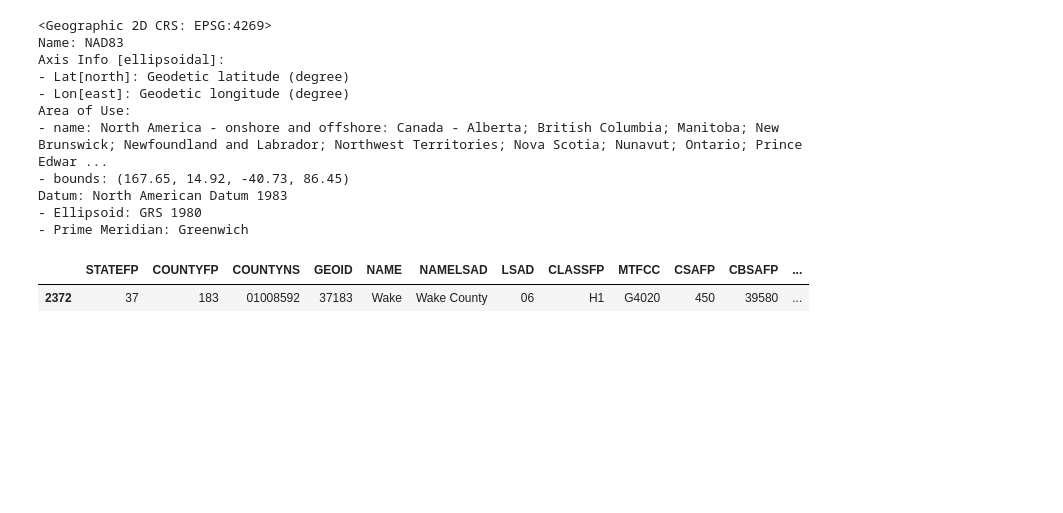
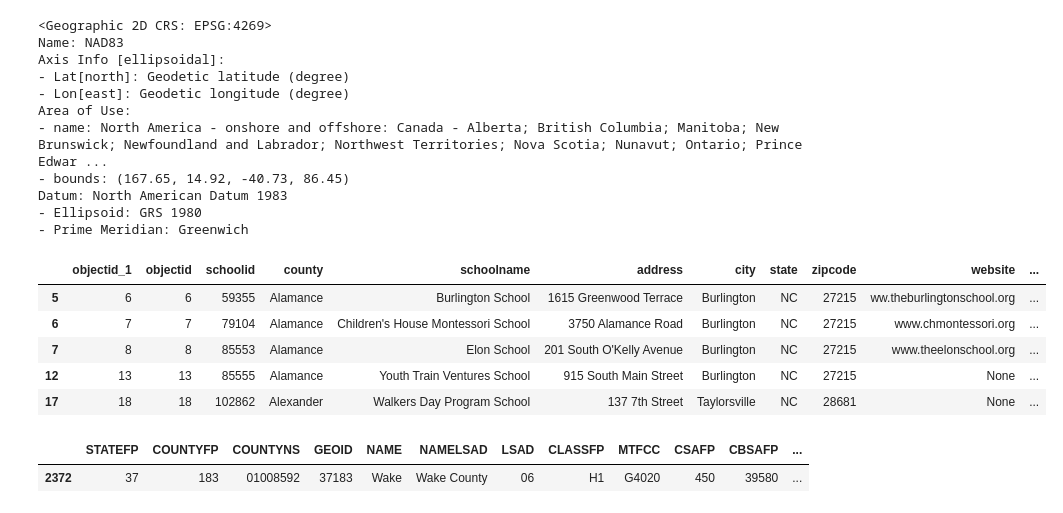
Before and after one commit to Bresh10/NR-491-Final, a Jupyter notebook: Assignments_instructions_template.ipynb, the cells around one changed output. Cells and saved outputs as stored; diff of their text form; code cells hidden in the pictures; blank space fills up the shorter version.

```diff
--- a/Assignments_instructions_template.ipynb
+++ b/Assignments_instructions_template.ipynb
@@ -261,6 +271,15 @@ Area of Use:
 Datum: North American Datum 1983
 - Ellipsoid: GRS 1980
 - Prime Meridian: Greenwich
+# %%
+NCPrivate42.head()
+# %% [output]
+|  | objectid_1 | objectid | schoolid | county | schoolname | address | city | state | zipcode | website | ... |
+| 5 | 6 | 6 | 59355 | Alamance | Burlington School | 1615 Greenwood Terrace | Burlington | NC | 27215 | ww.theburlingtonschool.org | ... |
+| 6 | 7 | 7 | 79104 | Alamance | Children's House Montessori School | 3750 Alamance Road | Burlington | NC | 27215 | www.chmontessori.org | ... |
+| 7 | 8 | 8 | 85553 | Alamance | Elon School | 201 South O'Kelly Avenue | Burlington | NC | 27215 | www.theelonschool.org | ... |
+| 12 | 13 | 13 | 85555 | Alamance | Youth Train Ventures School | 915 South Main Street | Burlington | NC | 27215 | None | ... |
+| 17 | 18 | 18 | 102862 | Alexander | Walkers Day Program School | 137 7th Street | Taylorsville | NC | 28681 | None | ... |
 # %%
 Wake_County = shp[(shp['NAMELSAD'] == 'Wake County')]
 Wake_County
```
Also changed, not shown: parts of 16 cells of this notebook, 2 other files.
